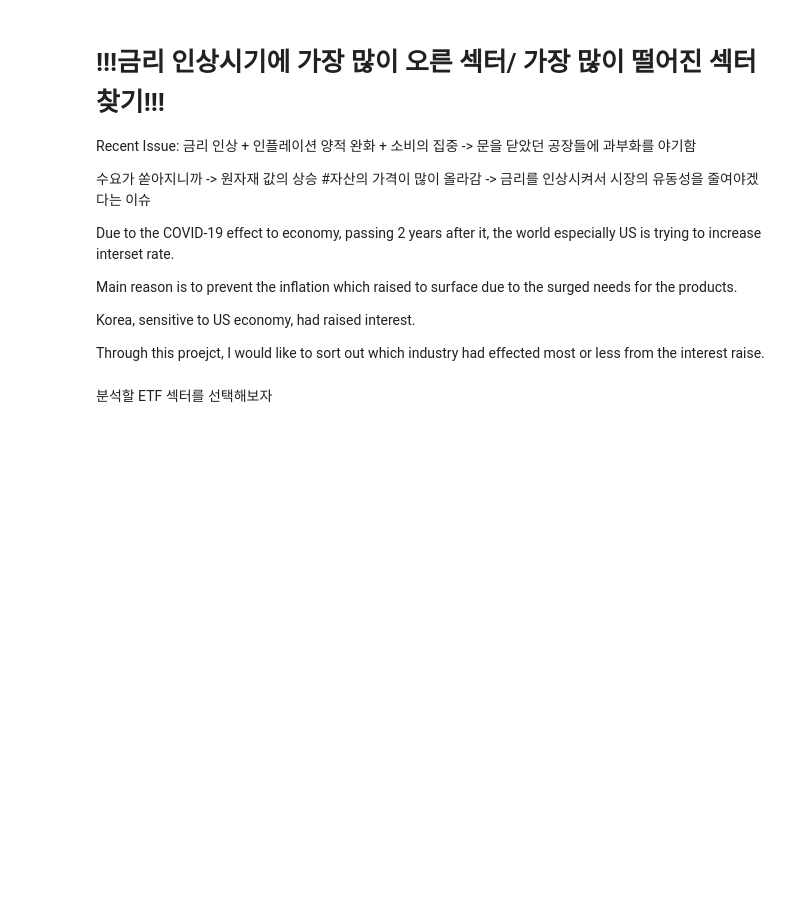
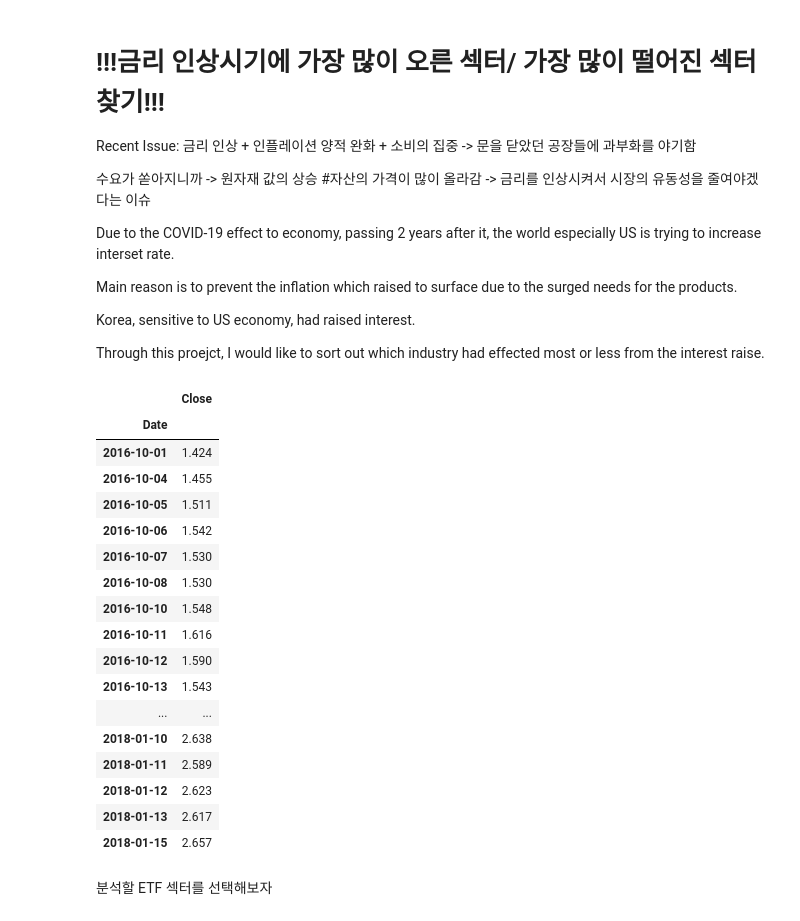
Before and after one commit to JeongYujae/Pandas_10Y-RATE_ETF_DATA, a Jupyter notebook: 프로젝트참고용.ipynb, the cells around one changed output. Cells and saved outputs as stored; diff of their text form; code cells hidden in the pictures; blank space fills up the shorter version.

```diff
--- a/프로젝트참고용.ipynb
+++ b/프로젝트참고용.ipynb
@@ -17,14 +17,33 @@ Through this proejct, I would like to sort out which industry had effected most
 # %%
 import pandas as pd
 import matplotlib.pyplot as plt
 pd.set_option('display.max_rows',None)
 #-*-coding:utf-8-*-
 
-df_10y_rate=pd.read_csv('D:\정유재\금융데이터 분석을 위한 판다스 활용법\자료\Data\Y RATE.csv',index_col='Date')
+df_10y_rate=pd.read_csv('D:\정유재\코딩\Pandas_10Y-RATE_ETF_DATA\자료\Data\Y RATE.csv',index_col='Date')
 df_10y_rate_close=df_10y_rate[['Close']]
 df_10y_rate_close=df_10y_rate_close.drop(df_10y_rate_close.index[df_10y_rate_close['Close'].argmin()]) #데이터에 0값이 포함되어 있어서 제거해줌
 df_10y_rate_close_sample=df_10y_rate_close['2016-10-01':'2018-02-20'] #데이터를 보고 타겟하는 범위를 그래프를 보고 선택한다
 df_10y_rate_close_sample
+# %% [output]
+|  | Close |
+| Date |  |
+| 2016-10-01 | 1.424 |
+| 2016-10-04 | 1.455 |
+| 2016-10-05 | 1.511 |
+| 2016-10-06 | 1.542 |
+| 2016-10-07 | 1.530 |
+| 2016-10-08 | 1.530 |
+| 2016-10-10 | 1.548 |
+| 2016-10-11 | 1.616 |
+| 2016-10-12 | 1.590 |
+| 2016-10-13 | 1.543 |
+| ... | ... |
+| 2018-01-10 | 2.638 |
+| 2018-01-11 | 2.589 |
+| 2018-01-12 | 2.623 |
+| 2018-01-13 | 2.617 |
+| 2018-01-15 | 2.657 |
 # %% [markdown]
 분석할 ETF 섹터를 선택해보자
 # %%
```
Also changed, not shown: parts of 8 cells of this notebook, 2 other files.
